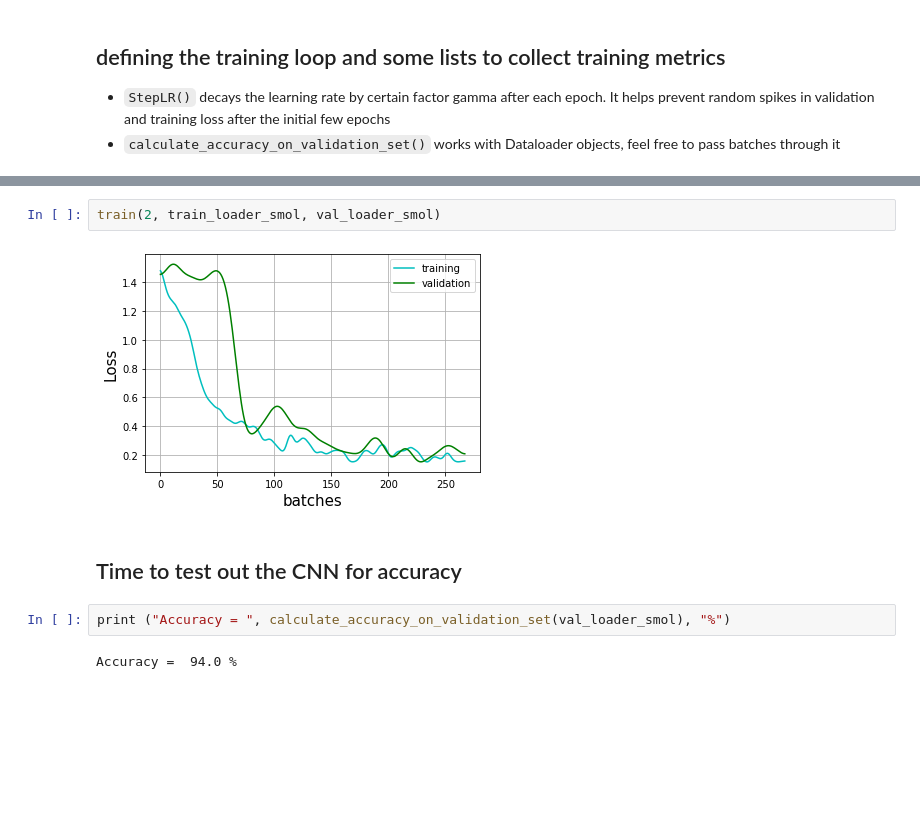
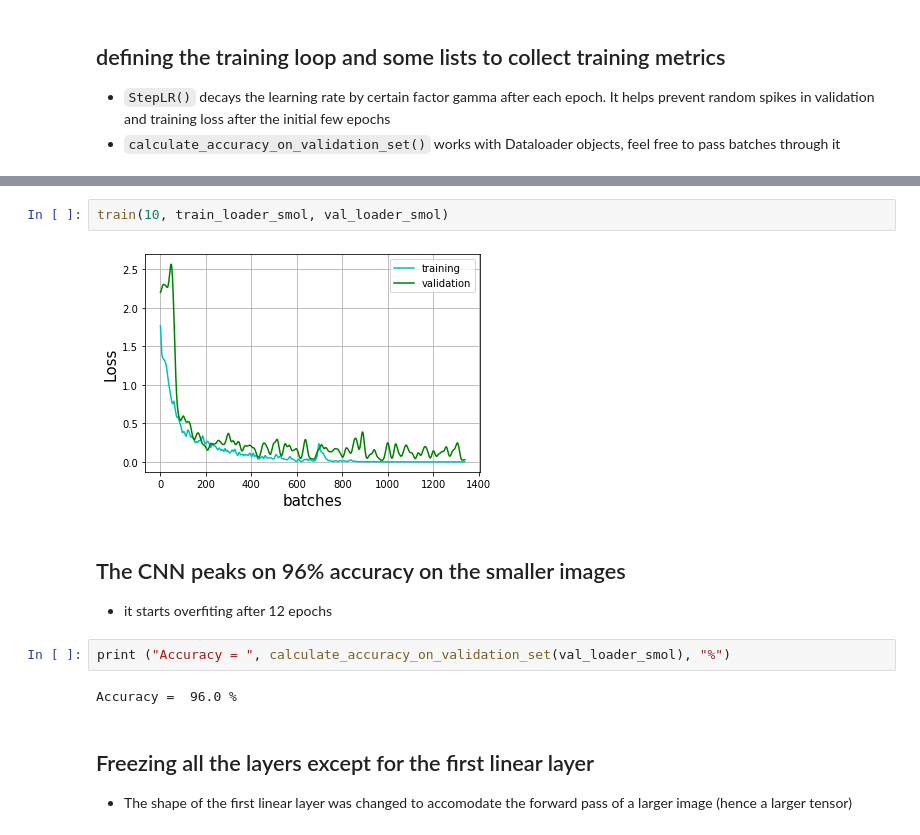
Before and after one commit to Mayukhdeb/adventures-with-augmentation, a Jupyter notebook: c_elegans_lifecycle.ipynb, the cells around one changed output, grey strips where cells are left out. Saved outputs shown, nothing was run; the diff lists cells and outputs as text; blank space fills up the shorter version.

Commit message:
implemented transfer learning with image resizing

```diff
--- a/c_elegans_lifecycle.ipynb
+++ b/c_elegans_lifecycle.ipynb
@@ -379,12 +374,16 @@ def train(epochs, train_loader, val_loader):
     clear_output()
     vis_loss_multi_colors(losses, val_losses)
 # %%
-train(2, train_loader_smol, val_loader_smol)
+train(10, train_loader_smol, val_loader_smol)
 # %% [output]
-[figure, old version]
+[figure, new version]
-# %% [markdown]
-## Time to test out the CNN for accuracy
+# %% [markdown]
+## The CNN peaks on 96% accuracy on the smaller images
+* it starts overfiting after 12 epochs
 # %%
 print ("Accuracy = ", calculate_accuracy_on_validation_set(val_loader_smol), "%")
 # %% [output]
-Accuracy =  94.0 %
+Accuracy =  96.0 %
+# %% [markdown]
+## Freezing all the layers except for the first linear layer
+* The shape of the first linear layer was changed to accomodate the forward pass of a larger image (hence a larger tensor)
```
Also changed, not shown: parts of 12 cells of this notebook.
